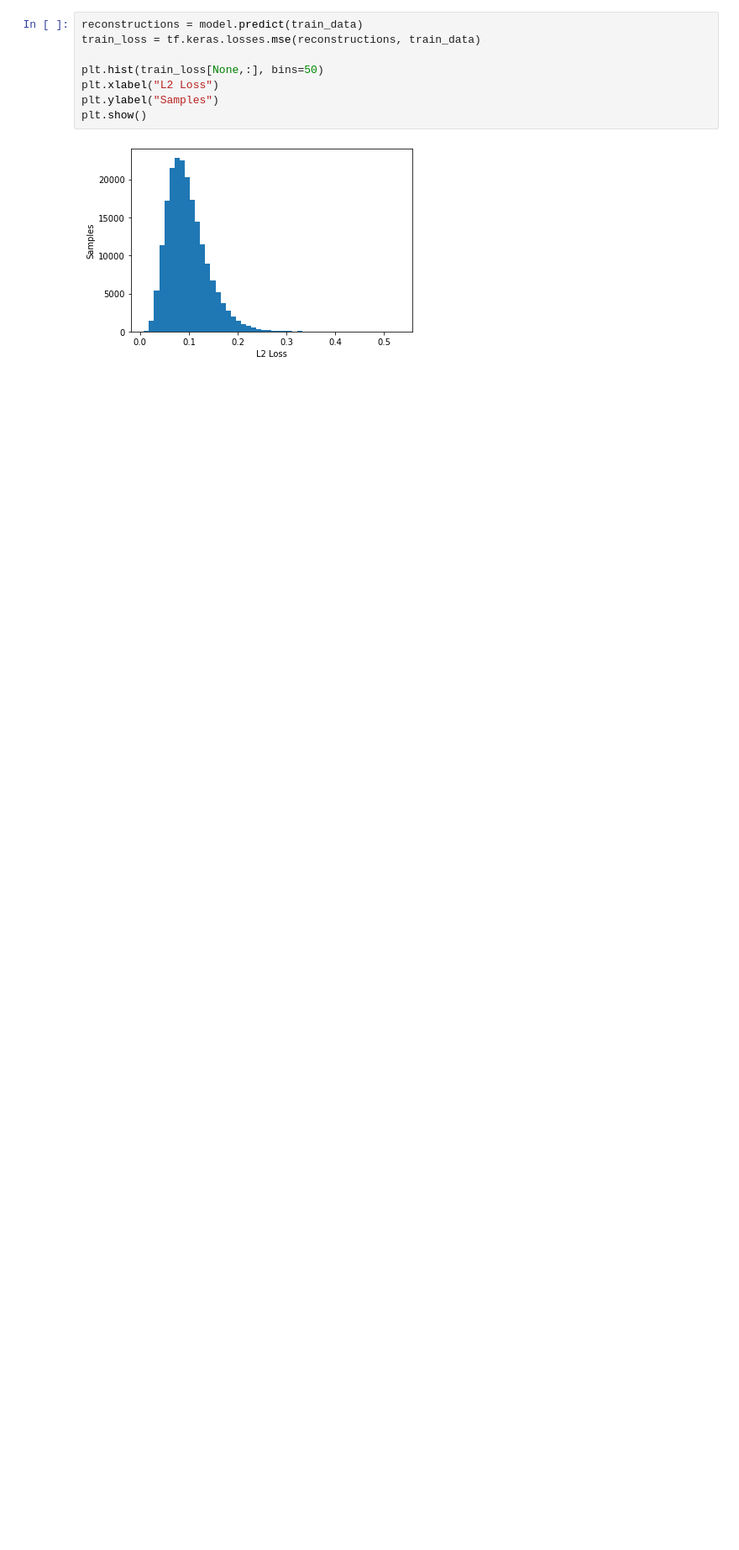
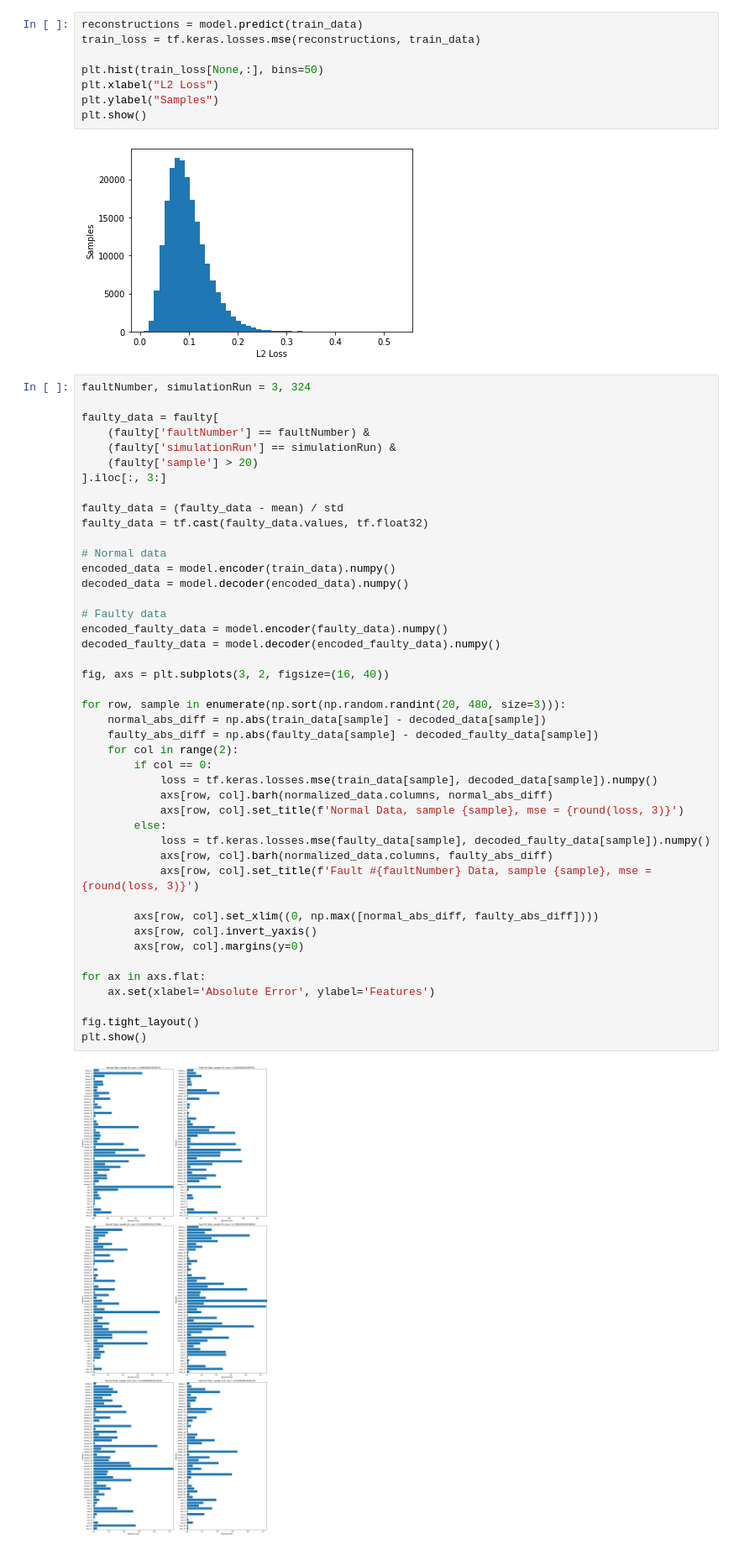
Before and after one commit to antonionicampos/anomaly-detection, a Jupyter notebook: model_training.ipynb, the cells around one changed output. Shown at 84% size. Saved outputs shown, nothing was run; the diff lists cells and outputs as text; blank space fills up the shorter version.

```diff
--- a/model_training.ipynb
+++ b/model_training.ipynb
@@ -150,4 +136,50 @@ plt.ylabel("Samples")
 plt.show()
 # %% [output]
 [figure]
+# %%
+faultNumber, simulationRun = 3, 324
+
+faulty_data = faulty[
+    (faulty['faultNumber'] == faultNumber) &
+    (faulty['simulationRun'] == simulationRun) &
+    (faulty['sample'] > 20)
+].iloc[:, 3:]
+
+faulty_data = (faulty_data - mean) / std
+faulty_data = tf.cast(faulty_data.values, tf.float32)
+
+# Normal data
+encoded_data = model.encoder(train_data).numpy()
+decoded_data = model.decoder(encoded_data).numpy()
+
+# Faulty data
+encoded_faulty_data = model.encoder(faulty_data).numpy()
+decoded_faulty_data = model.decoder(encoded_faulty_data).numpy()
+
+fig, axs = plt.subplots(3, 2, figsize=(16, 40))
+
+for row, sample in enumerate(np.sort(np.random.randint(20, 480, size=3))):
+    normal_abs_diff = np.abs(train_data[sample] - decoded_data[sample])
+    faulty_abs_diff = np.abs(faulty_data[sample] - decoded_faulty_data[sample])
+    for col in range(2):
+        if col == 0:
+            loss = tf.keras.losses.mse(train_data[sample], decoded_data[sample]).numpy()
+            axs[row, col].barh(normalized_data.columns, normal_abs_diff)
+            axs[row, col].set_title(f'Normal Data, sample {sample}, mse = {round(loss, 3)}')
+        else:
+            loss = tf.keras.losses.mse(faulty_data[sample], decoded_faulty_data[sample]).numpy()
+            axs[row, col].barh(normalized_data.columns, faulty_abs_diff)
+            axs[row, col].set_title(f'Fault #{faultNumber} Data, sample {sample}, mse = {round(loss, 3)}')
+
+        axs[row, col].set_xlim((0, np.max([normal_abs_diff, faulty_abs_diff])))
+        axs[row, col].invert_yaxis()
+        axs[row, col].margins(y=0)
+
+for ax in axs.flat:
+    ax.set(xlabel='Absolute Error', ylabel='Features')
+
+fig.tight_layout()
+plt.show()
+# %% [output]
+[figure, added]
 # %%
```
Also changed, not shown: parts of 18 cells of this notebook.
